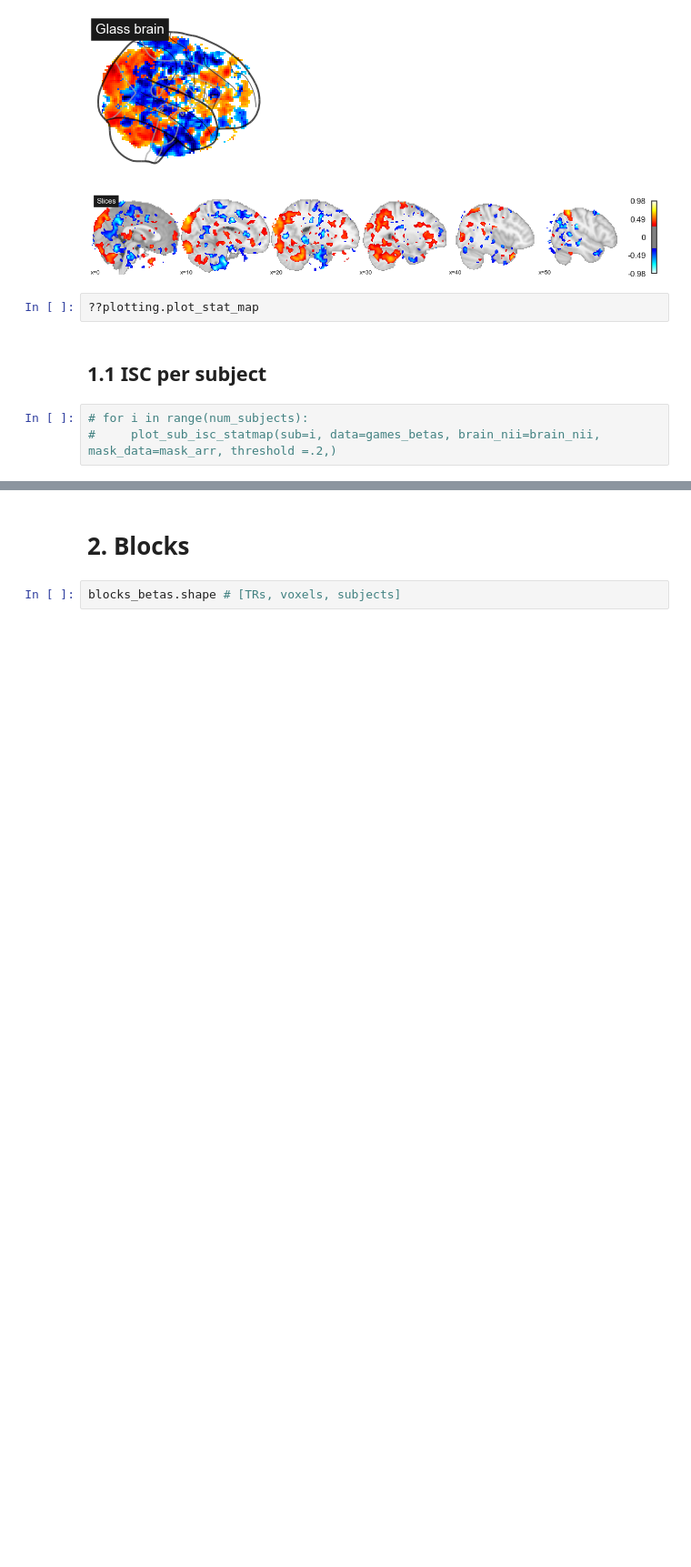
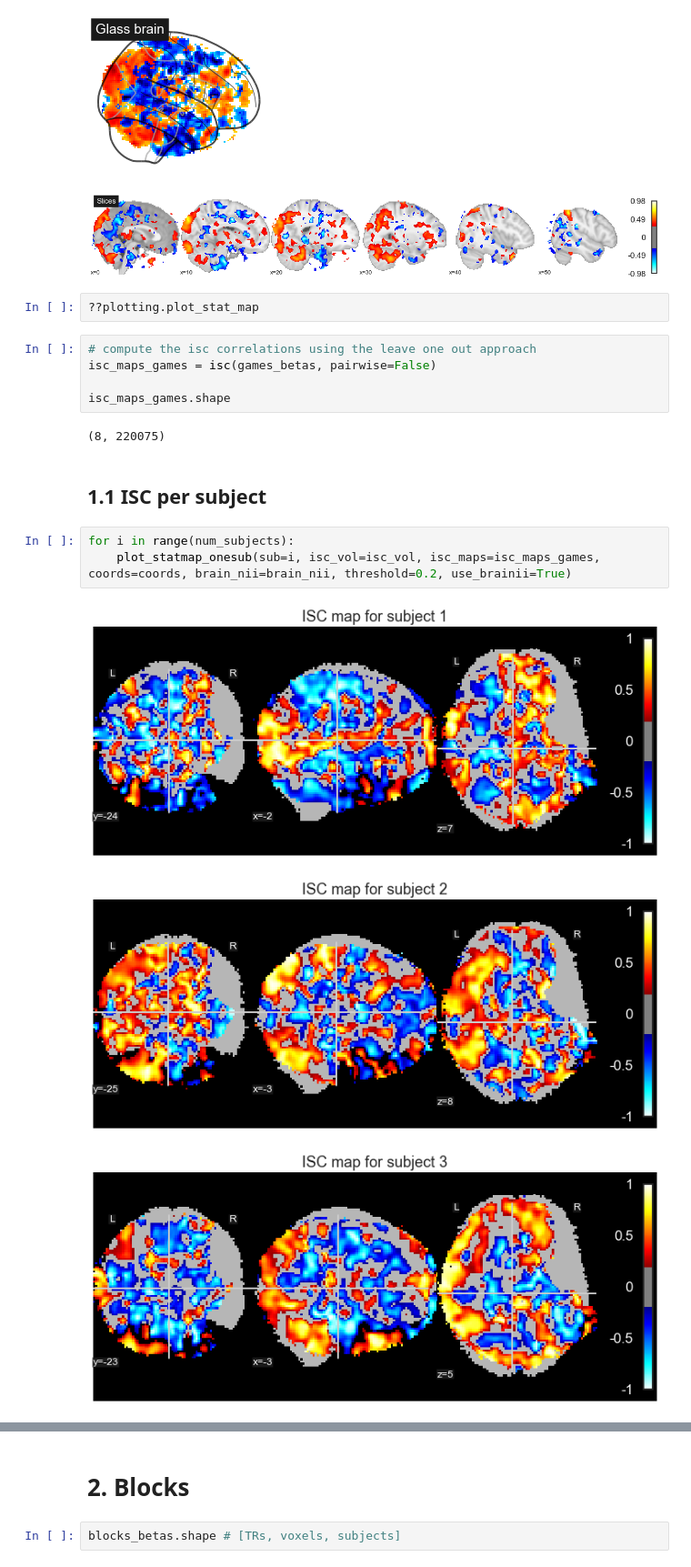
Before and after one commit to tomov/VGDL-fMRI-Python-Data-Analysis, a Jupyter notebook: Multivariate_analyses/smooth_betas_analysis_ISC.ipynb, the cells around one changed output, grey strips where cells are left out. Shown at 91% size. Cells and saved outputs as stored; diff of their text form; blank space fills up the shorter version.

Commit message:
games and blocks done

```diff
--- a/Multivariate_analyses/smooth_betas_analysis_ISC.ipynb
+++ b/Multivariate_analyses/smooth_betas_analysis_ISC.ipynb
@@ -424,8 +415,19 @@ plotting.plot_stat_map(stat_map_img=avg_isc_nifti, display_mode='x',
 [figure]
 # %%
 ??plotting.plot_stat_map
+# %%
+# compute the isc correlations using the leave one out approach
+isc_maps_games = isc(games_betas, pairwise=False)
+
+isc_maps_games.shape
+# %% [output]
+(8, 220075)
 # %% [markdown]
 ## 1.1 ISC per subject
 # %%
-# for i in range(num_subjects):
-#     plot_sub_isc_statmap(sub=i, data=games_betas, brain_nii=brain_nii, mask_data=mask_arr, threshold =.2,)
+for i in range(num_subjects):
+    plot_statmap_onesub(sub=i, isc_vol=isc_vol, isc_maps=isc_maps_games, coords=coords, brain_nii=brain_nii, threshold=0.2, use_brainii=True)
+# %% [output]
+[figure, added]
+[figure, added]
+[figure, added]
```
Also changed, not shown: parts of 16 cells of this notebook.
